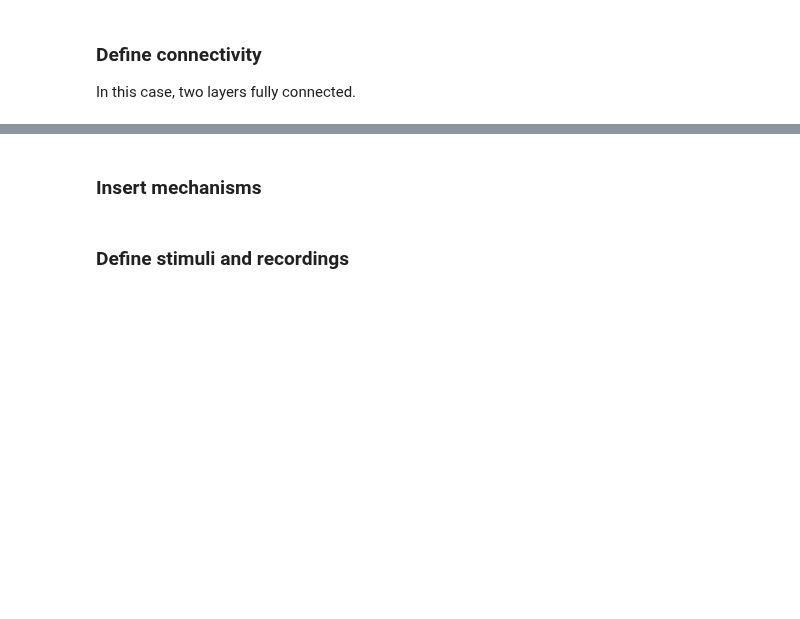
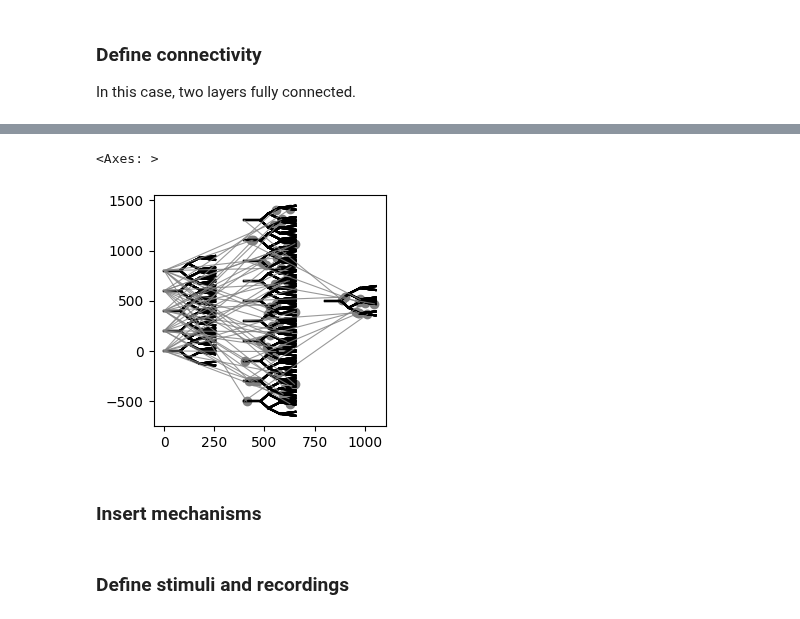
Before and after one commit to jaxleyverse/jaxley, a Jupyter notebook: tutorials/01_small_network.ipynb, the cells around one changed output, grey strips where cells are left out. Saved outputs shown, nothing was run; the diff lists cells and outputs as text; code cells hidden in the pictures; blank space fills up the shorter version.

```diff
--- a/tutorials/01_small_network.ipynb
+++ b/tutorials/01_small_network.ipynb
@@ -83,3 +101,8 @@ network = jx.Network([cell for _ in range(num_cells)], connectivities)
+# %%
+network.vis(detail="full", synapse_col="gray", synapse_plot_kwargs={"alpha": 0.8, "linewidth": 0.8})
+# %% [output]
+<Axes: >
+[figure, added]
 # %% [markdown]
 ### Insert mechanisms
 # %%
```
Also changed, not shown: parts of 6 cells of this notebook, 1 other file.
